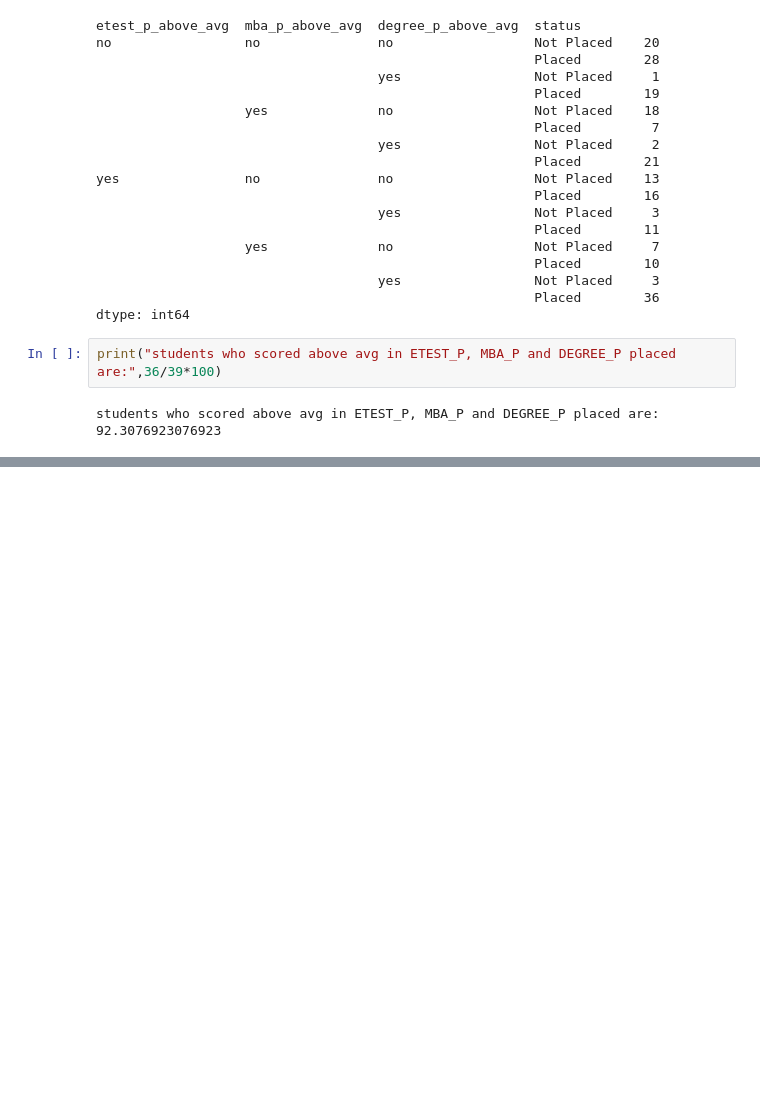
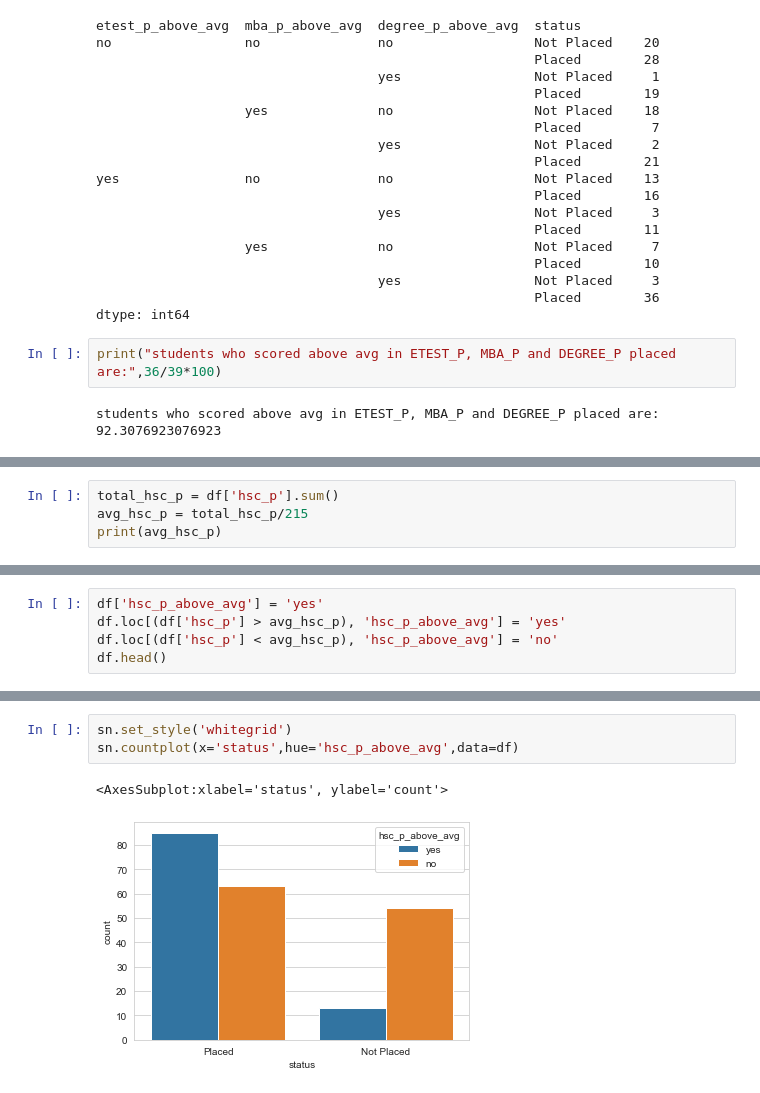
Before and after one commit to SaiSatya16/Hackathon-BrainDead-IIEST, a Jupyter notebook: Problem-1/Satya_notebook.ipynb, the cells around one changed output, grey strips where cells are left out. Saved outputs shown, nothing was run; the diff lists cells and outputs as text; blank space fills up the shorter version.

```diff
--- a/Problem-1/Satya_notebook.ipynb
+++ b/Problem-1/Satya_notebook.ipynb
@@ -650,0 +655,4 @@ students who scored above avg in ETEST_P, MBA_P and DEGREE_P placed are: 92.3076
+# %%
+total_hsc_p = df['hsc_p'].sum()
+avg_hsc_p = total_hsc_p/215
+print(avg_hsc_p)
@@ -650,0 +661,5 @@ students who scored above avg in ETEST_P, MBA_P and DEGREE_P placed are: 92.3076
+# %%
+df['hsc_p_above_avg'] = 'yes'
+df.loc[(df['hsc_p'] > avg_hsc_p), 'hsc_p_above_avg'] = 'yes'
+df.loc[(df['hsc_p'] < avg_hsc_p), 'hsc_p_above_avg'] = 'no'
+df.head()
@@ -650,0 +673,6 @@ students who scored above avg in ETEST_P, MBA_P and DEGREE_P placed are: 92.3076
+# %%
+sn.set_style('whitegrid')
+sn.countplot(x='status',hue='hsc_p_above_avg',data=df)
+# %% [output]
+<AxesSubplot:xlabel='status', ylabel='count'>
+[figure, added]
```
Also changed, not shown: parts of 23 cells of this notebook.
